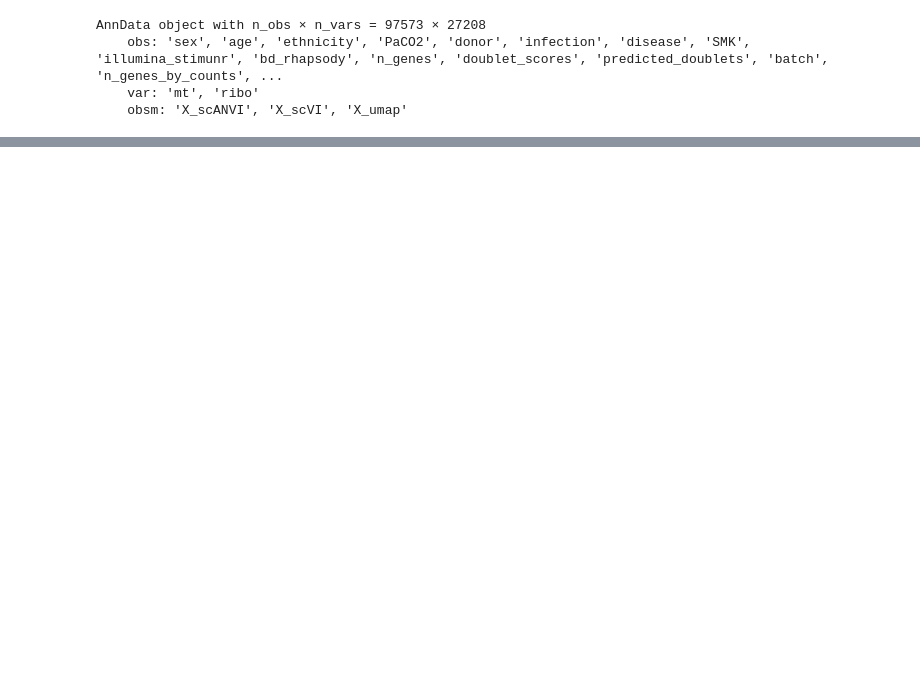
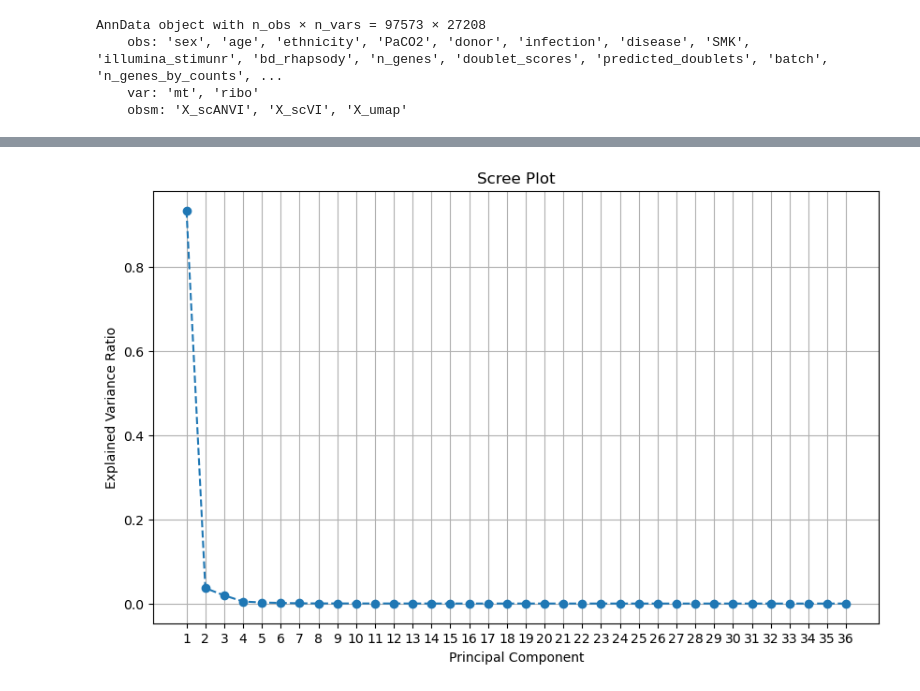
Before and after one commit to Talavera-Lopez-Lab/CCI_Collective, a Jupyter notebook: Notebooks/test.ipynb, the cells around one changed output, grey strips where cells are left out. Drawn from its saved outputs; the diff is of its cells as text; code cells hidden in the pictures; blank space fills up the shorter version.

```diff
--- a/Notebooks/test.ipynb
+++ b/Notebooks/test.ipynb
@@ -15,3 +17,8 @@ AnnData object with n_obs × n_vars = 97573 × 27208
+# %%
+num_cells_to_keep = 1000
+np.random.seed(42)  # for reproducibility
+cells_to_keep = np.random.choice(adata.obs_names, size=num_cells_to_keep, replace=False)
+adata = adata[cells_to_keep, :]
 # %%
 test = cc.cci_collective(adata)
 test.adata
@@ -21,5 +28,6 @@ AnnData object with n_obs × n_vars = 97573 × 27208
     var: 'mt', 'ribo'
     obsm: 'X_scANVI', 'X_scVI', 'X_umap'
 # %%
-test.build_features('cell_states')
+df = test.build_features('cell_states')
+df
 # %% [output]
@@ -26,0 +47,33 @@ KeyboardInterrupt:
+# %%
+import pandas as pd
+from sklearn.decomposition import PCA
+from sklearn.preprocessing import StandardScaler
+import matplotlib.pyplot as plt
+
+
+
+# Standardize the data (important for PCA)
+scaler = StandardScaler()
+data_scaled = scaler.fit_transform(df)
+
+# Perform PCA
+pca = PCA()
+pca.fit(data_scaled)
+
+# Get the principal components
+pcs = pca.components_
+
+# Visualize explained variance ratio
+plt.figure(figsize=(10, 6))
+plt.plot(range(1, len(pca.explained_variance_ratio_) + 1), pca.explained_variance_ratio_, marker='o', linestyle='--')
+plt.xlabel('Principal Component')
+plt.ylabel('Explained Variance Ratio')
+plt.title('Scree Plot')
+plt.xticks(range(1, len(pca.explained_variance_ratio_) + 1))
+plt.grid()
+plt.show()
+
+# Optionally, you can also transform the data to the PCA space
+data_pca = pca.transform(data_scaled)
+# %% [output]
+[figure, added]
```
Also changed, not shown: parts of 4 cells of this notebook.
